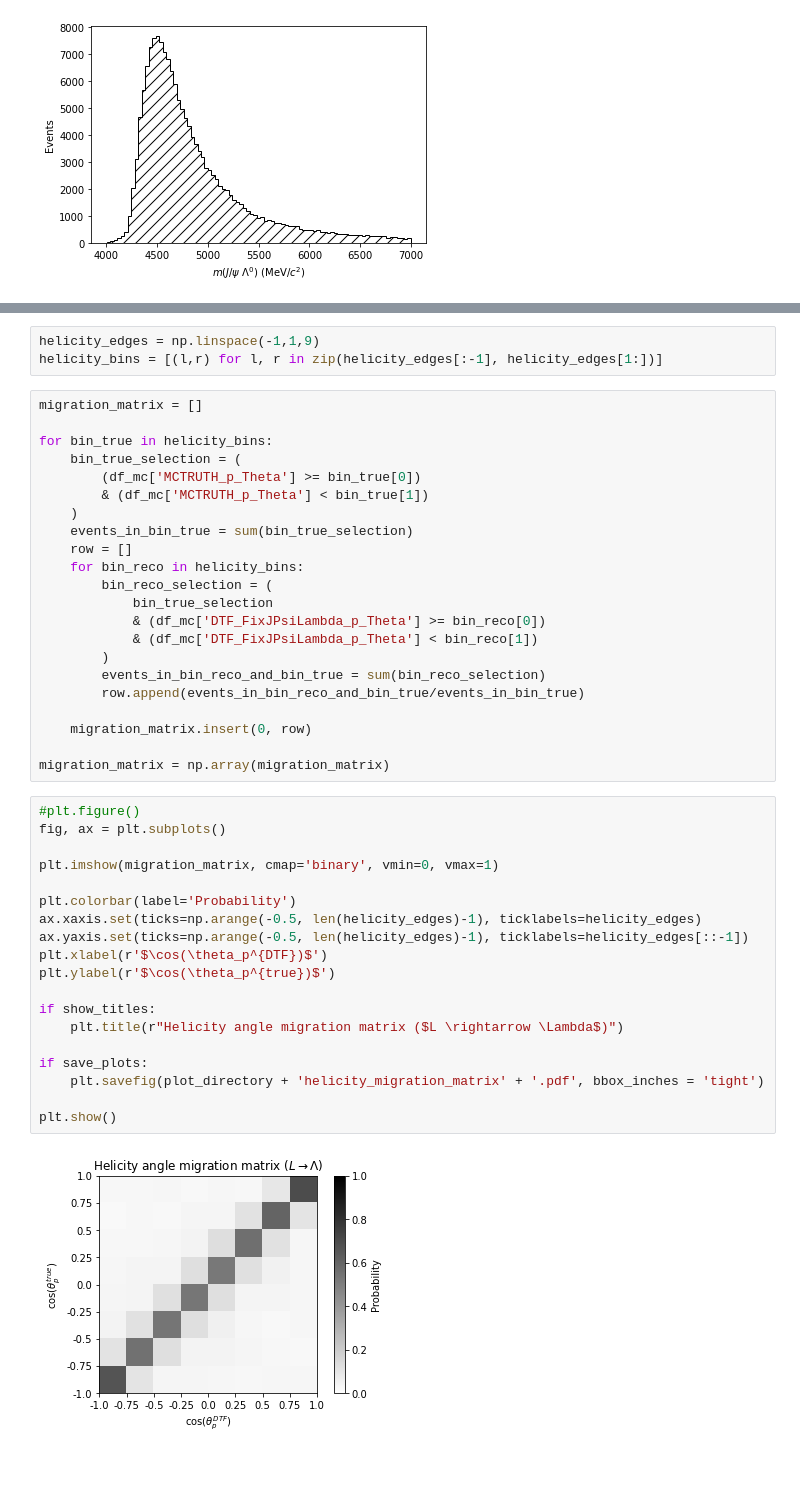
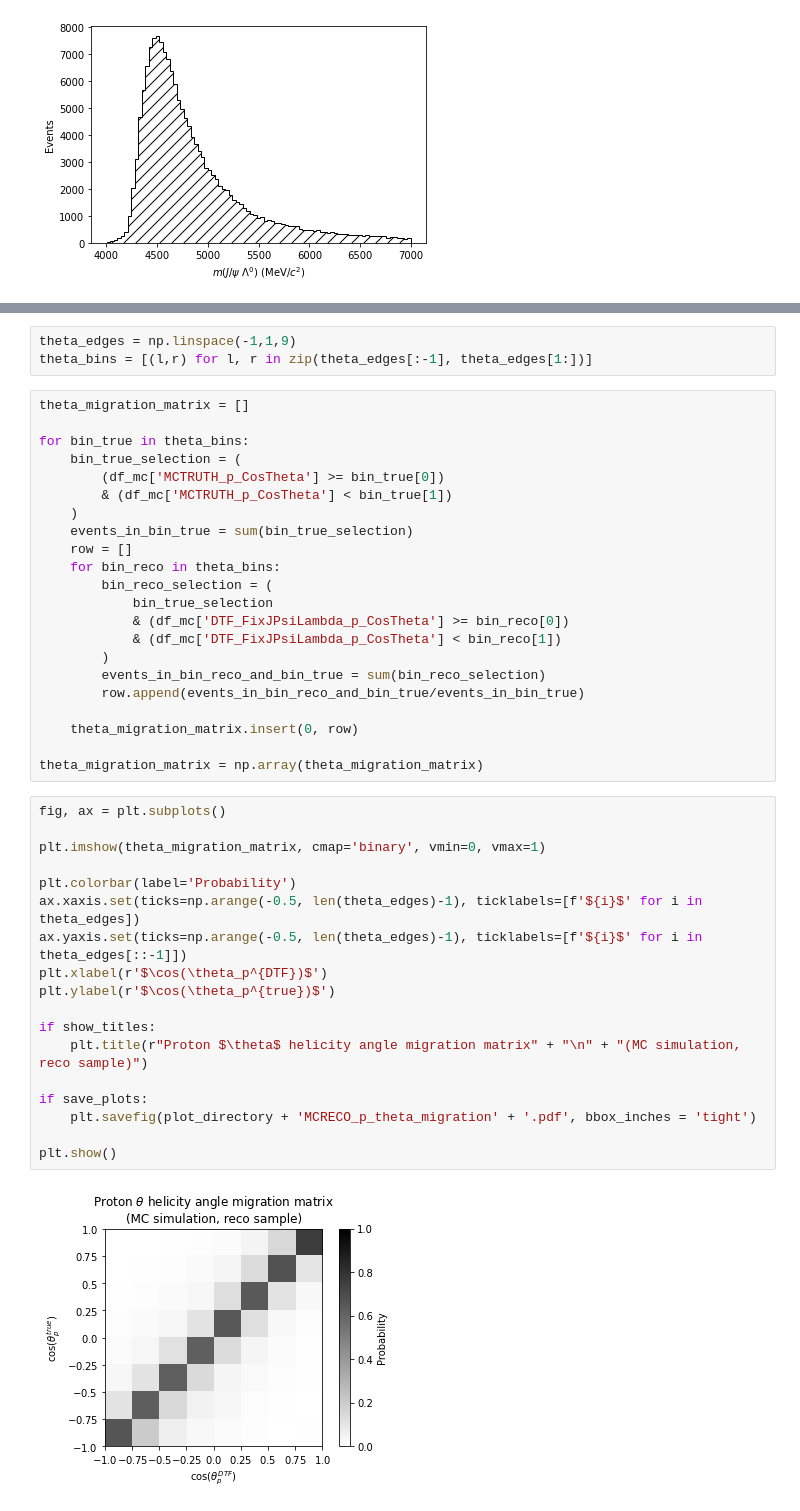
Before and after one commit to alatios/lb2jpsil_lambda-emdm-measurement, a Jupyter notebook: 01_angular_distribution_study.ipynb, the cells around one changed output, grey strips where cells are left out. Cells and saved outputs as stored; diff of their text form; blank space fills up the shorter version.

```diff
--- a/01_angular_distribution_study.ipynb
+++ b/01_angular_distribution_study.ipynb
@@ -684,46 +734,45 @@ plt.show()
 # %%
-helicity_edges = np.linspace(-1,1,9)
-helicity_bins = [(l,r) for l, r in zip(helicity_edges[:-1], helicity_edges[1:])]
+theta_edges = np.linspace(-1,1,9)
+theta_bins = [(l,r) for l, r in zip(theta_edges[:-1], theta_edges[1:])]
 # %%
-migration_matrix = []
+theta_migration_matrix = []
 
-for bin_true in helicity_bins:
+for bin_true in theta_bins:
     bin_true_selection = (
-        (df_mc['MCTRUTH_p_Theta'] >= bin_true[0])
-        & (df_mc['MCTRUTH_p_Theta'] < bin_true[1])
+        (df_mc['MCTRUTH_p_CosTheta'] >= bin_true[0])
+        & (df_mc['MCTRUTH_p_CosTheta'] < bin_true[1])
     )
     events_in_bin_true = sum(bin_true_selection)
     row = []
-    for bin_reco in helicity_bins:
+    for bin_reco in theta_bins:
         bin_reco_selection = (
             bin_true_selection
-            & (df_mc['DTF_FixJPsiLambda_p_Theta'] >= bin_reco[0])
-            & (df_mc['DTF_FixJPsiLambda_p_Theta'] < bin_reco[1])
+            & (df_mc['DTF_FixJPsiLambda_p_CosTheta'] >= bin_reco[0])
+            & (df_mc['DTF_FixJPsiLambda_p_CosTheta'] < bin_reco[1])
         )
         events_in_bin_reco_and_bin_true = sum(bin_reco_selection)
         row.append(events_in_bin_reco_and_bin_true/events_in_bin_true)
 
-    migration_matrix.insert(0, row)
+    theta_migration_matrix.insert(0, row)
 
-migration_matrix = np.array(migration_matrix)
+theta_migration_matrix = np.array(theta_migration_matrix)
 # %%
-#plt.figure()
 fig, ax = plt.subplots()
 
-plt.imshow(migration_matrix, cmap='binary', vmin=0, vmax=1)
+plt.imshow(theta_migration_matrix, cmap='binary', vmin=0, vmax=1)
 
 plt.colorbar(label='Probability')
-ax.xaxis.set(ticks=np.arange(-0.5, len(helicity_edges)-1), ticklabels=helicity_edges)
-ax.yaxis.set(ticks=np.arange(-0.5, len(helicity_edges)-1), ticklabels=helicity_edges[::-1])
+ax.xaxis.set(ticks=np.arange(-0.5, len(theta_edges)-1), ticklabels=[f'${i}$' for i in theta_edges])
+ax.yaxis.set(ticks=np.arange(-0.5, len(theta_edges)-1), ticklabels=[f'${i}$' for i in theta_edges[::-1]])
 plt.xlabel(r'$\cos(\theta_p^{DTF})$')
 plt.ylabel(r'$\cos(\theta_p^{true})$')
 
 if show_titles:
-    plt.title(r"Helicity angle migration matrix ($L \rightarrow \Lambda$)")
+    plt.title(r"Proton $\theta$ helicity angle migration matrix" + "\n" + "(MC simulation, reco sample)")
 
 if save_plots:
-    plt.savefig(plot_directory + 'helicity_migration_matrix' + '.pdf', bbox_inches = 'tight')
+    plt.savefig(plot_directory + 'MCRECO_p_theta_migration' + '.pdf', bbox_inches = 'tight')
 
 plt.show()
 # %% [output]
-[figure, old version]
+[figure, new version]
```
Also changed, not shown: parts of 65 cells of this notebook.
